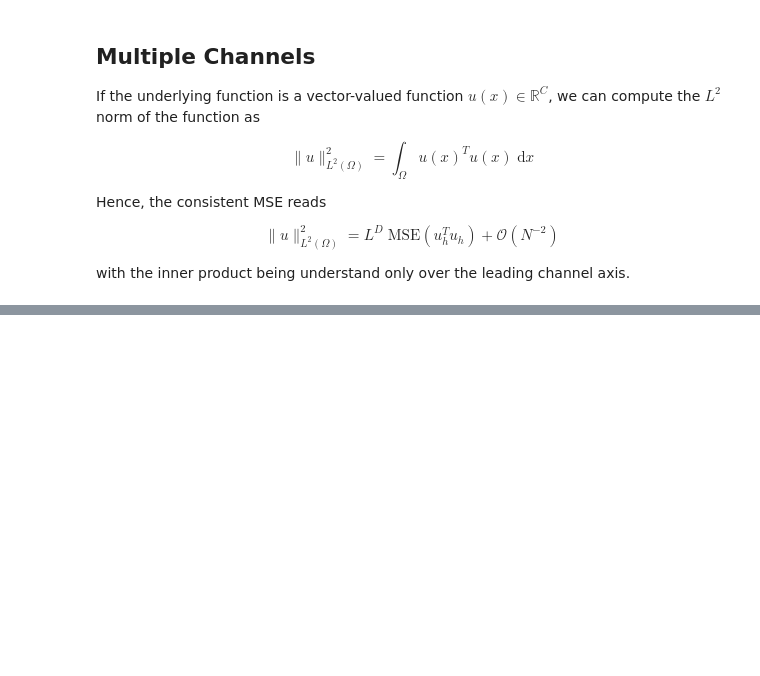
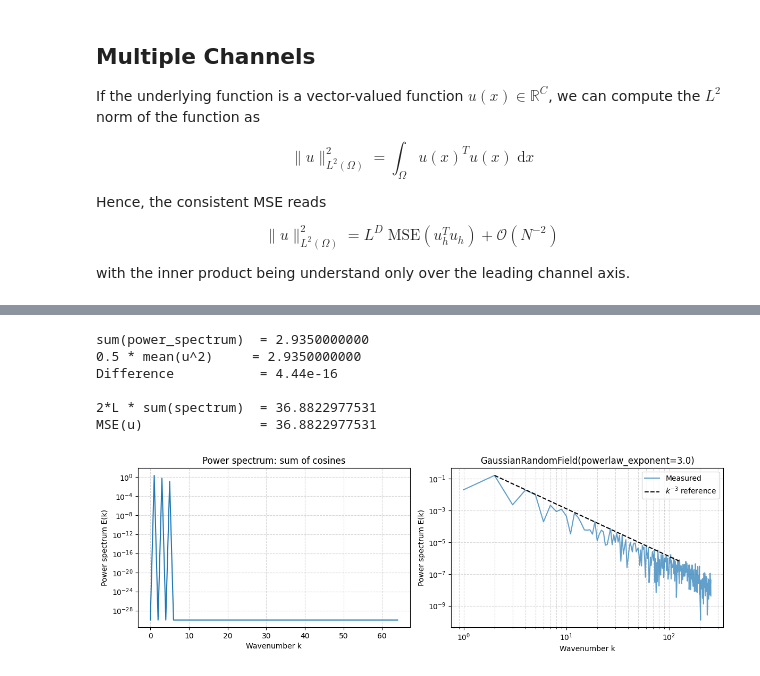
Before and after one commit to Ceyron/exponax, a Jupyter notebook: docs/examples/on_metrics_advanced.ipynb, the cells around one changed output, grey strips where cells are left out. Cells and saved outputs as stored; diff of their text form; code cells hidden in the pictures; blank space fills up the shorter version.

```diff
--- a/docs/examples/on_metrics_advanced.ipynb
+++ b/docs/examples/on_metrics_advanced.ipynb
@@ -208,0 +562,60 @@ However, they are only identical if the function is bandlimited.
+# %%
+# Verify Parseval relation for power spectrum
+spectrum = ex.get_spectrum(u_ex, power=True)  # shape (1, N//2+1)
+
+parseval_lhs = jnp.sum(spectrum)
+parseval_rhs = 0.5 * jnp.mean(u**2)
+
+print(f"sum(power_spectrum)  = {float(parseval_lhs):.10f}")
+print(f"0.5 * mean(u^2)     = {float(parseval_rhs):.10f}")
+print(f"Difference           = {float(jnp.abs(parseval_lhs - parseval_rhs)):.2e}")
+
+# Connection to MSE
+print(f"\n2*L * sum(spectrum)  = {float(2 * L * parseval_lhs):.10f}")
+print(f"MSE(u)               = {float(ex_mse):.10f}")
+# %% [output]
+sum(power_spectrum)  = 2.9350000000
+0.5 * mean(u^2)     = 2.9350000000
+Difference           = 4.44e-16
+
+2*L * sum(spectrum)  = 36.8822977531
+MSE(u)               = 36.8822977531
+# %%
+# Power spectrum of a GaussianRandomField
+alpha = 3.0
+grf = ex.ic.GaussianRandomField(
+    1,
+    domain_extent=float(L),
+    powerlaw_exponent=alpha,
+    zero_mean=True,
+)
+N_grf = 512
+u_grf = grf(N_grf, key=jax.random.PRNGKey(42))  # shape (1, N_grf)
+spectrum_grf = ex.get_spectrum(u_grf, power=True)  # shape (1, N_grf//2+1)
+
+wavenumbers = jnp.arange(N_grf // 2 + 1)
+
+fig, axes = plt.subplots(1, 2, figsize=(12, 4))
+
+# Left: power spectrum of our bandlimited test signal
+axes[0].semilogy(jnp.arange(N // 2 + 1), jnp.maximum(spectrum[0], 1e-30))
+axes[0].set_xlabel("Wavenumber k")
+axes[0].set_ylabel("Power spectrum E(k)")
+axes[0].set_title("Power spectrum: sum of cosines")
+axes[0].grid(True, which="both", ls="--", alpha=0.5)
+
+# Right: GRF power spectrum on log-log
+axes[1].loglog(wavenumbers[1:], spectrum_grf[0, 1:], alpha=0.7, label="Measured")
+k_ref = jnp.arange(2, N_grf // 4, dtype=float)
+ref_amp = float(spectrum_grf[0, 2]) * (k_ref / 2.0) ** (-alpha)
+axes[1].loglog(k_ref, ref_amp, "k--", label=f"$k^{{-{alpha:.0f}}}$ reference")
+axes[1].set_xlabel("Wavenumber k")
+axes[1].set_ylabel("Power spectrum E(k)")
+axes[1].set_title(f"GaussianRandomField(powerlaw_exponent={alpha})")
+axes[1].legend()
+axes[1].grid(True, which="both", ls="--", alpha=0.5)
+
+plt.tight_layout()
+plt.show()
+# %% [output]
+[figure, added]
```
Also changed, not shown: parts of 28 cells of this notebook, 1 other file.
